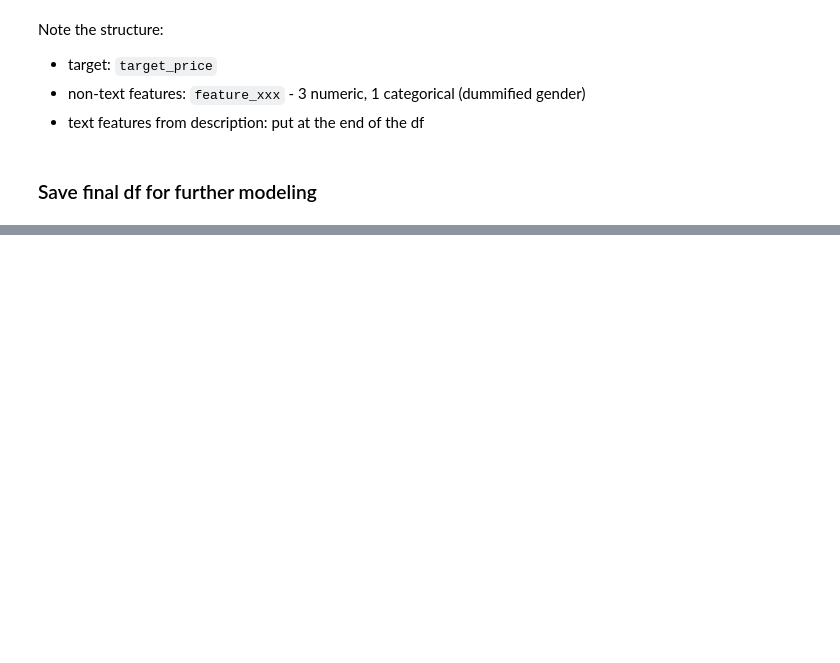
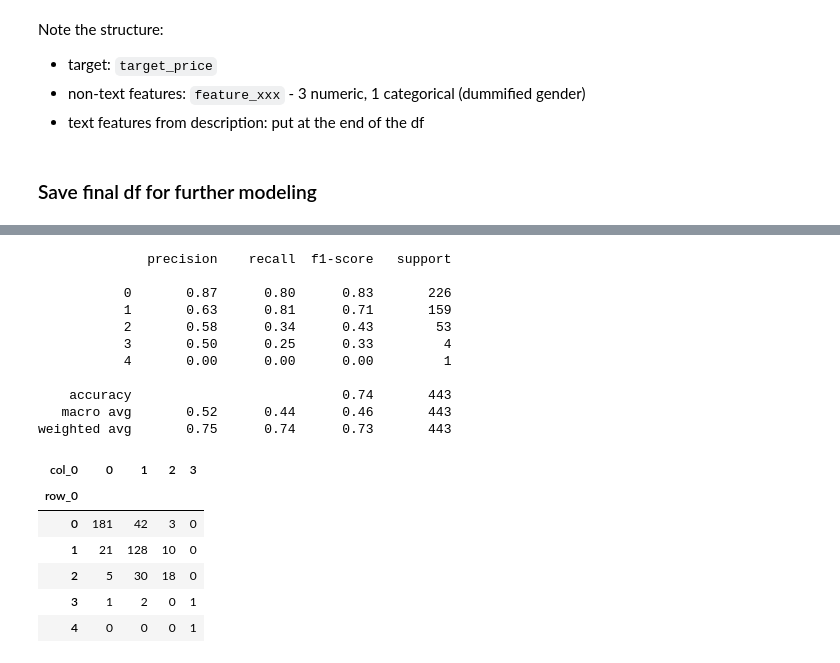
Before and after one commit to jasonkyungkim/nike_adidas_shoes, a Jupyter notebook: nike_eda.ipynb, the cells around one changed output, grey strips where cells are left out. Cells and saved outputs as stored; diff of their text form; code cells hidden in the pictures; blank space fills up the shorter version.

```diff
--- a/nike_eda.ipynb
+++ b/nike_eda.ipynb
@@ -609,0 +689,29 @@ df_model.to_csv('data/nike_model.csv', index=False)
+# %%
+y_pred = model.predict(X_test)
+
+y_pred = np.argmax(y_pred,axis=1)
+
+cr = classification_report(y_test,y_pred)
+cm = confusion_matrix(y_test,y_pred)
+
+print(cr)
+pd.crosstab(y_test,y_pred)
+# %% [output]
+              precision    recall  f1-score   support
+
+           0       0.87      0.80      0.83       226
+           1       0.63      0.81      0.71       159
+           2       0.58      0.34      0.43        53
+           3       0.50      0.25      0.33         4
+           4       0.00      0.00      0.00         1
+
+    accuracy                           0.74       443
+   macro avg       0.52      0.44      0.46       443
+weighted avg       0.75      0.74      0.73       443
+| col_0 | 0 | 1 | 2 | 3 |
+| row_0 |  |  |  |  |
+| 0 | 181 | 42 | 3 | 0 |
+| 1 | 21 | 128 | 10 | 0 |
+| 2 | 5 | 30 | 18 | 0 |
+| 3 | 1 | 2 | 0 | 1 |
+| 4 | 0 | 0 | 0 | 1 |
```
Also changed, not shown: parts of 9 cells of this notebook, 2 other files.
